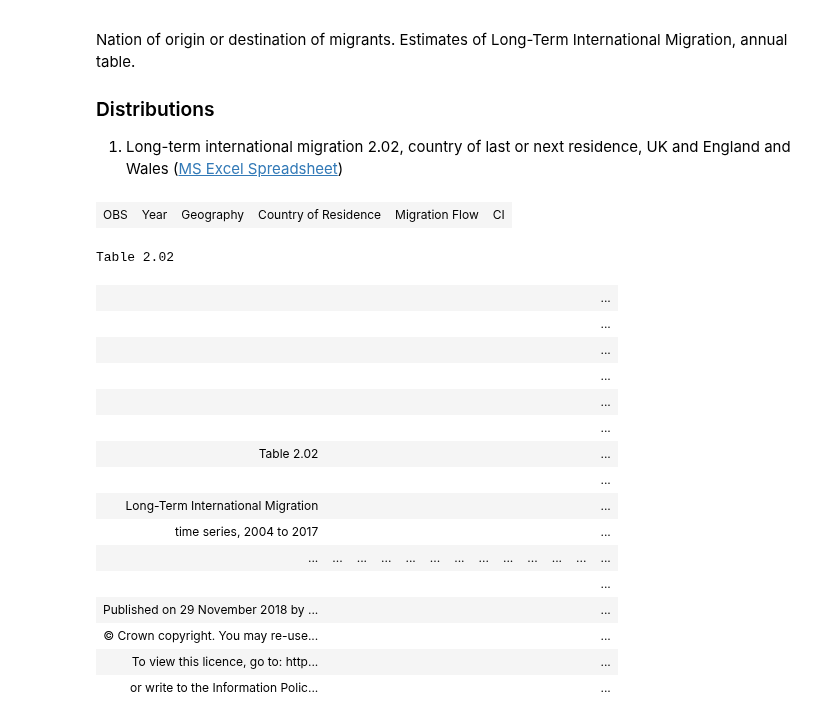
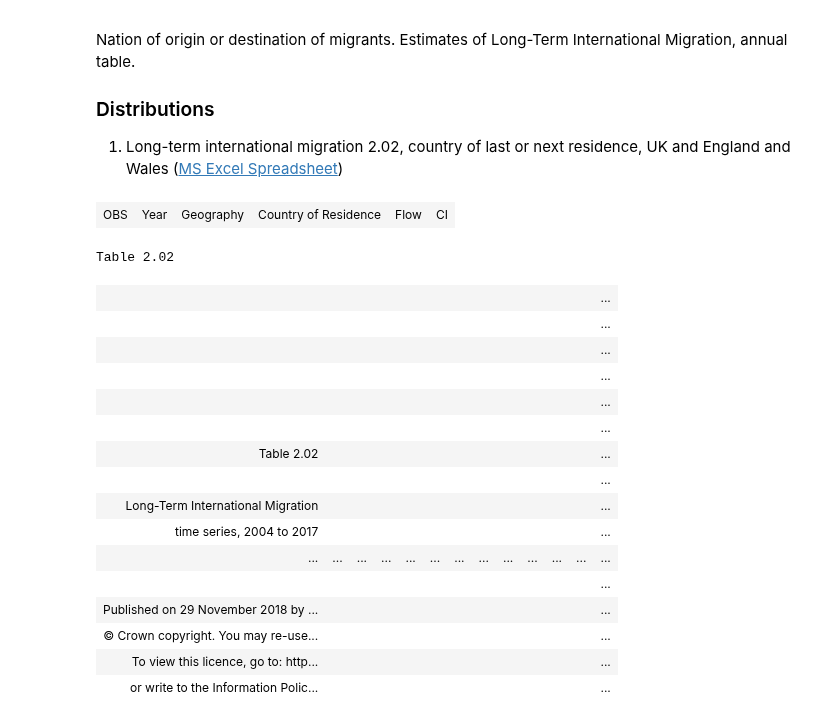
Before and after one commit to GSS-Cogs/ONS-LTIM-country-of-residence, a Jupyter notebook: main.ipynb, the cells around one changed output. Saved outputs shown, nothing was run; the diff lists cells and outputs as text; code cells hidden in the pictures.

Commit message:
Flow

```diff
--- a/main.ipynb
+++ b/main.ipynb
@@ -40,18 +40,18 @@ Flow = cell.fill(DOWN).one_of(['Inflow', 'Outflow', 'Balance'])
 # %%
 csObs = ConversionSegment(observations, [
     HDim(Year,'Year', DIRECTLY, LEFT),
     HDim(Geography,'Geography', CLOSEST, ABOVE),
     HDim(Residence, 'Country of Residence', DIRECTLY, ABOVE),
-    HDim(Flow, 'Migration Flow', CLOSEST, ABOVE),
+    HDim(Flow, 'Flow', CLOSEST, ABOVE),
     HDimConst('Measure Type', 'Count'),
     HDimConst('Unit','People (thousands)'),
     HDim(CI,'CI',DIRECTLY,RIGHT),
     HDimConst('Revision', '2011 Census Revision')
 ])
 savepreviewhtml(csObs)
 tidy_revised = csObs.topandas()
 # %% [output]
-| OBS | Year | Geography | Country of Residence | Migration Flow | CI |
+| OBS | Year | Geography | Country of Residence | Flow | CI |
 Table 2.02
 |  |  |  |  |  |  |  |  |  |  |  |  | ... |
 |  |  |  |  |  |  |  |  |  |  |  |  | ... |
```
Also changed, not shown: parts of 4 cells of this notebook.
